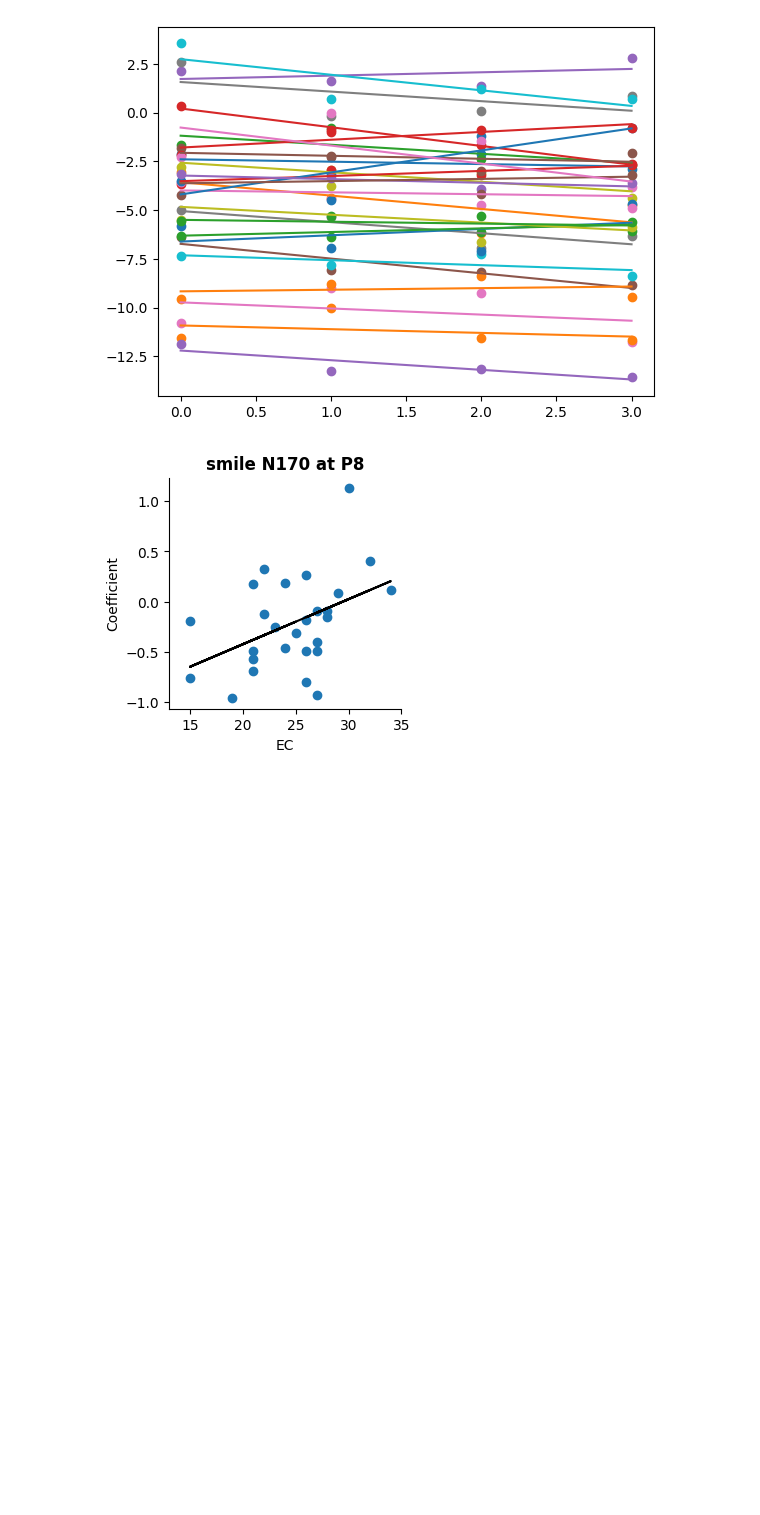
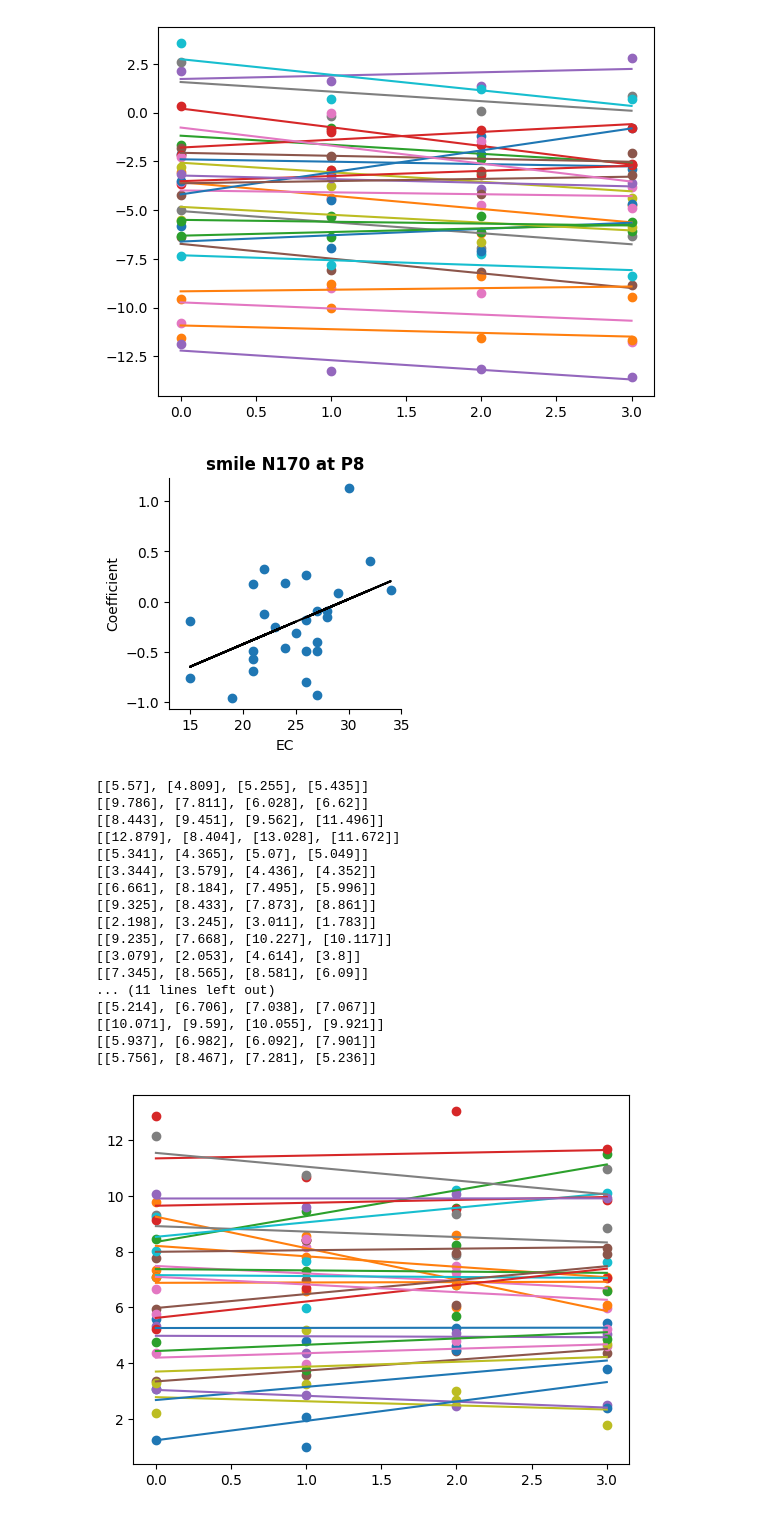
Before and after one commit to Kei-Kobayash/multiple_smiles, a Jupyter notebook: LSM_revised2023_10_15.ipynb, the cells around one changed output. Drawn from its saved outputs; the diff is of its cells as text; code cells hidden in the pictures; blank space fills up the shorter version.

```diff
--- a/LSM_revised2023_10_15.ipynb
+++ b/LSM_revised2023_10_15.ipynb
@@ -192,3 +192,24 @@ df_results_smile_P8 = calc_slope("Smile#_120-140&180-200-.csv", ["smile0_P8", "s
 coef_scatter("smile N170 at P8", df_results_smile_P8)
 # %% [output]
 [figure]
+# %%
+df_results_smile_PO8 = calc_slope("Smile#_120-140&180-200-.csv", ["smile0_PO8", "smile1_PO8", "smile2_PO8", "smile3_PO8"])
+# %% [output]
+[[5.57], [4.809], [5.255], [5.435]]
+[[9.786], [7.811], [6.028], [6.62]]
+[[8.443], [9.451], [9.562], [11.496]]
+[[12.879], [8.404], [13.028], [11.672]]
+[[5.341], [4.365], [5.07], [5.049]]
+[[3.344], [3.579], [4.436], [4.352]]
+[[6.661], [8.184], [7.495], [5.996]]
+[[9.325], [8.433], [7.873], [8.861]]
+[[2.198], [3.245], [3.011], [1.783]]
+[[9.235], [7.668], [10.227], [10.117]]
+[[3.079], [2.053], [4.614], [3.8]]
+[[7.345], [8.565], [8.581], [6.09]]
+... (11 lines left out)
+[[5.214], [6.706], [7.038], [7.067]]
+[[10.071], [9.59], [10.055], [9.921]]
+[[5.937], [6.982], [6.092], [7.901]]
+[[5.756], [8.467], [7.281], [5.236]]
+[figure, added]
```
Also changed, not shown: parts of 8 cells of this notebook.
